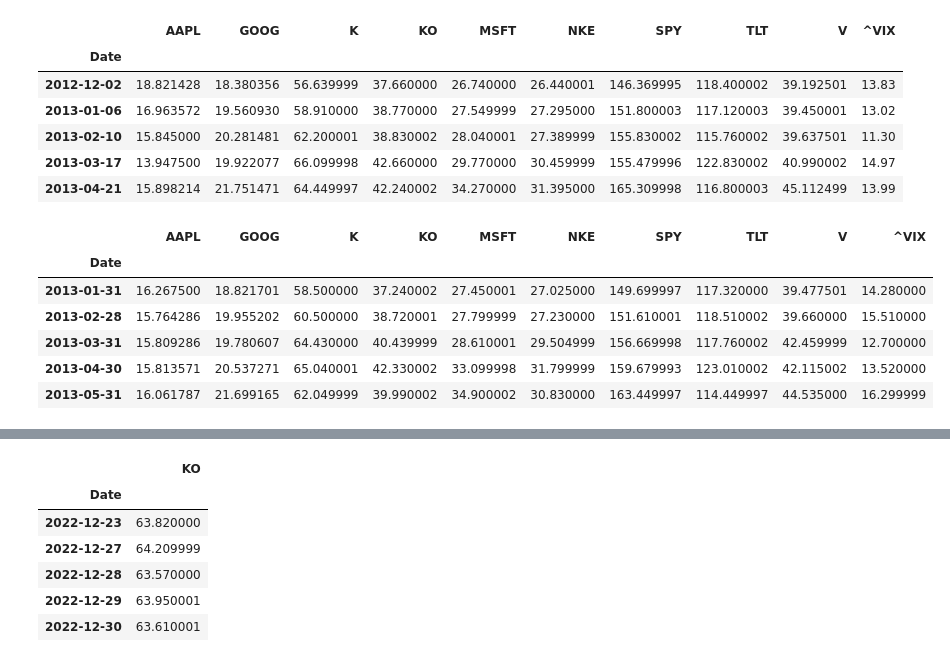
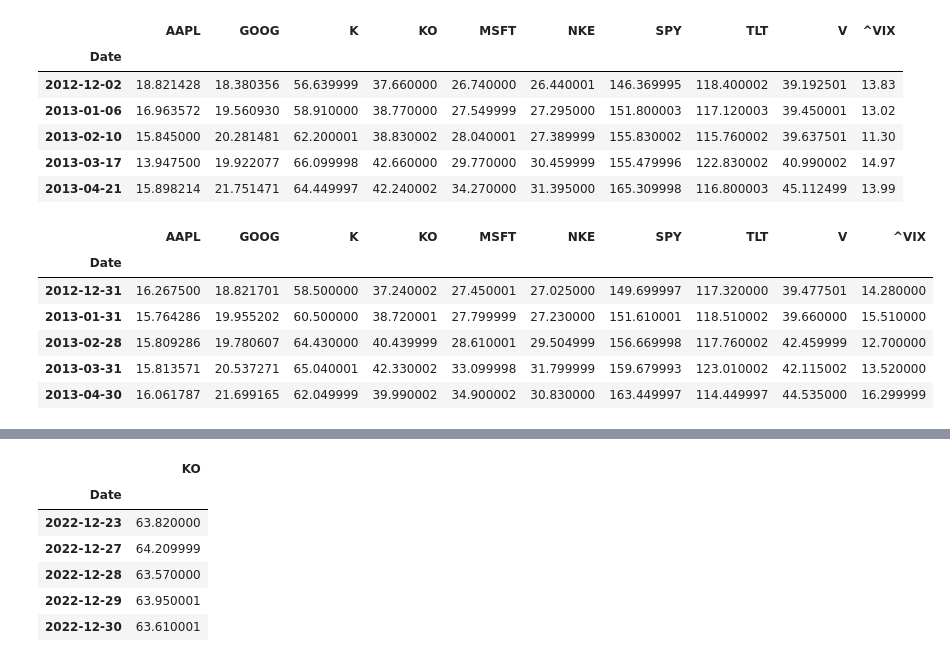
Before and after one commit to MartinKasak/Python_Finance_Numpy_Pandas, a Jupyter notebook: Python Finance.ipynb, the cells around one changed output, grey strips where cells are left out. Saved outputs shown, nothing was run; the diff lists cells and outputs as text; code cells hidden in the pictures.

```diff
--- a/Python Finance.ipynb
+++ b/Python Finance.ipynb
@@ -166,14 +166,14 @@ df_multiple_symbols.resample('5w', label='left').last().head()
 | 2013-04-21 | 15.898214 | 21.751471 | 64.449997 | 42.240002 | 34.270000 | 31.395000 | 165.309998 | 116.800003 | 45.112499 | 13.99 |
 # %%
 #1 kuu intervalliga
-df_multiple_symbols.resample('1m', label='right').last().head()
+df_multiple_symbols.resample('1m', label='left').last().head()
 # %% [output]
 |  | AAPL | GOOG | K | KO | MSFT | NKE | SPY | TLT | V | ^VIX |
 | Date |  |  |  |  |  |  |  |  |  |  |
-| 2013-01-31 | 16.267500 | 18.821701 | 58.500000 | 37.240002 | 27.450001 | 27.025000 | 149.699997 | 117.320000 | 39.477501 | 14.280000 |
-| 2013-02-28 | 15.764286 | 19.955202 | 60.500000 | 38.720001 | 27.799999 | 27.230000 | 151.610001 | 118.510002 | 39.660000 | 15.510000 |
-| 2013-03-31 | 15.809286 | 19.780607 | 64.430000 | 40.439999 | 28.610001 | 29.504999 | 156.669998 | 117.760002 | 42.459999 | 12.700000 |
-| 2013-04-30 | 15.813571 | 20.537271 | 65.040001 | 42.330002 | 33.099998 | 31.799999 | 159.679993 | 123.010002 | 42.115002 | 13.520000 |
-| 2013-05-31 | 16.061787 | 21.699165 | 62.049999 | 39.990002 | 34.900002 | 30.830000 | 163.449997 | 114.449997 | 44.535000 | 16.299999 |
+| 2012-12-31 | 16.267500 | 18.821701 | 58.500000 | 37.240002 | 27.450001 | 27.025000 | 149.699997 | 117.320000 | 39.477501 | 14.280000 |
+| 2013-01-31 | 15.764286 | 19.955202 | 60.500000 | 38.720001 | 27.799999 | 27.230000 | 151.610001 | 118.510002 | 39.660000 | 15.510000 |
+| 2013-02-28 | 15.809286 | 19.780607 | 64.430000 | 40.439999 | 28.610001 | 29.504999 | 156.669998 | 117.760002 | 42.459999 | 12.700000 |
+| 2013-03-31 | 15.813571 | 20.537271 | 65.040001 | 42.330002 | 33.099998 | 31.799999 | 159.679993 | 123.010002 | 42.115002 | 13.520000 |
+| 2013-04-30 | 16.061787 | 21.699165 | 62.049999 | 39.990002 | 34.900002 | 30.830000 | 163.449997 | 114.449997 | 44.535000 | 16.299999 |
 # %%
 #1 kuu intervalliga
```
Also changed, not shown: parts of 4 cells of this notebook.
